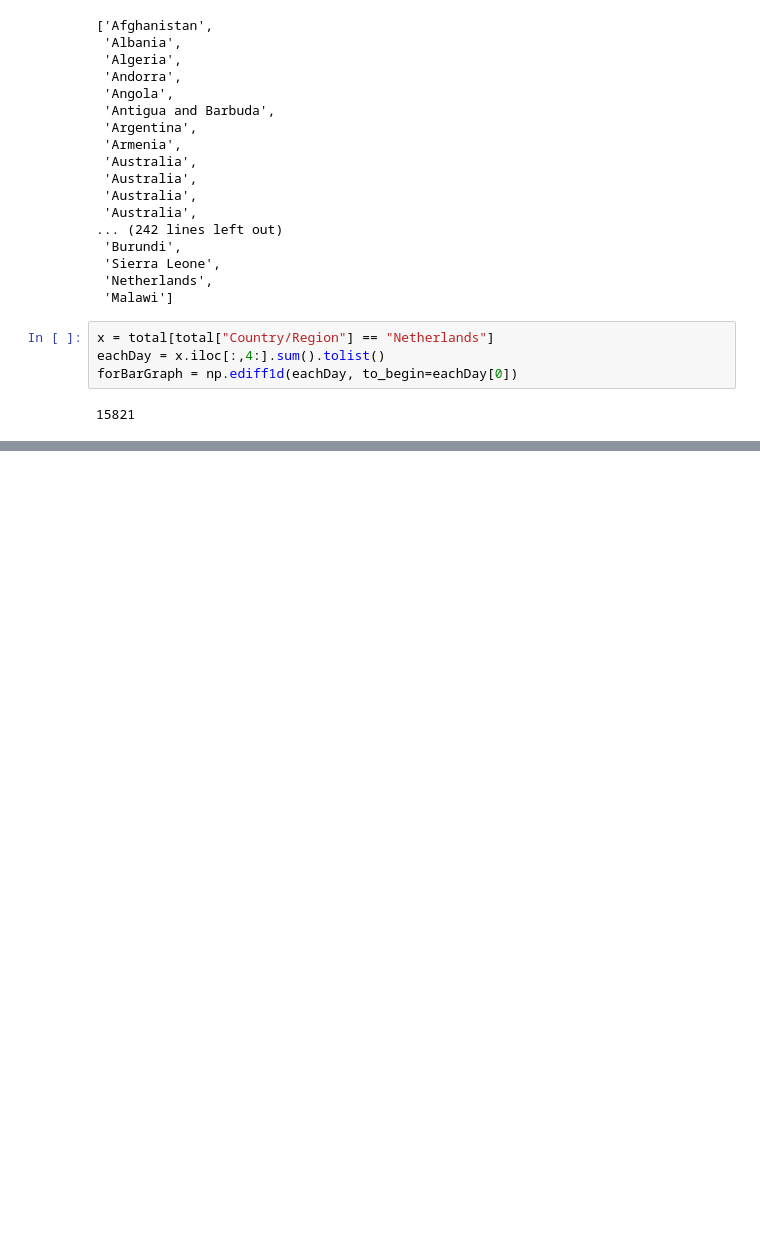
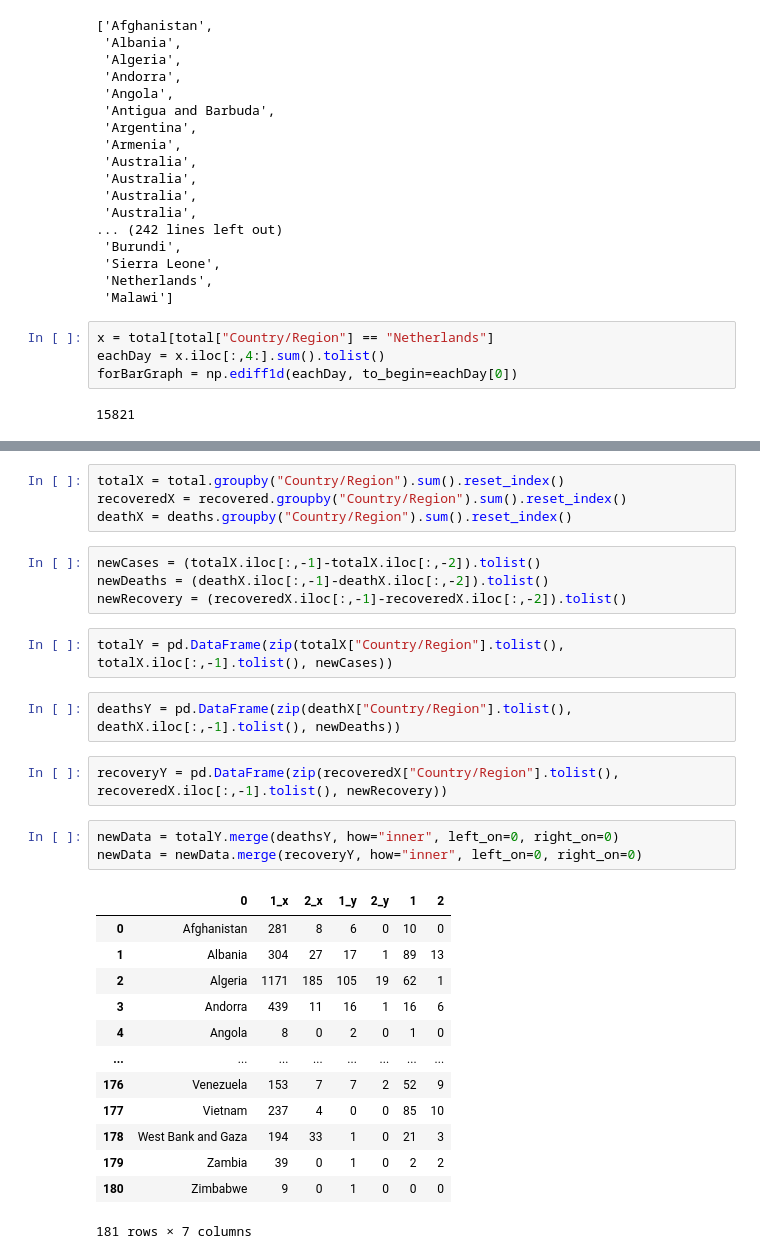
Before and after one commit to Ritik1908/Dash-Covid-19-Dashboard, a Jupyter notebook: Analysis.ipynb, the cells around one changed output, grey strips where cells are left out. Drawn from its saved outputs; the diff is of its cells as text; blank space fills up the shorter version.

Commit message:
Table Wise Record Added

```diff
--- a/Analysis.ipynb
+++ b/Analysis.ipynb
@@ -153,0 +106,31 @@ deaths
+# %%
+totalX = total.groupby("Country/Region").sum().reset_index()
+recoveredX = recovered.groupby("Country/Region").sum().reset_index()
+deathX = deaths.groupby("Country/Region").sum().reset_index()
+# %%
+newCases = (totalX.iloc[:,-1]-totalX.iloc[:,-2]).tolist()
+newDeaths = (deathX.iloc[:,-1]-deathX.iloc[:,-2]).tolist()
+newRecovery = (recoveredX.iloc[:,-1]-recoveredX.iloc[:,-2]).tolist()
+# %%
+totalY = pd.DataFrame(zip(totalX["Country/Region"].tolist(), totalX.iloc[:,-1].tolist(), newCases))
+# %%
+deathsY = pd.DataFrame(zip(deathX["Country/Region"].tolist(), deathX.iloc[:,-1].tolist(), newDeaths))
+# %%
+recoveryY = pd.DataFrame(zip(recoveredX["Country/Region"].tolist(), recoveredX.iloc[:,-1].tolist(), newRecovery))
+# %%
+newData = totalY.merge(deathsY, how="inner", left_on=0, right_on=0)
+newData = newData.merge(recoveryY, how="inner", left_on=0, right_on=0)
+# %% [output]
+|  | 0 | 1_x | 2_x | 1_y | 2_y | 1 | 2 |
+| 0 | Afghanistan | 281 | 8 | 6 | 0 | 10 | 0 |
+| 1 | Albania | 304 | 27 | 17 | 1 | 89 | 13 |
+| 2 | Algeria | 1171 | 185 | 105 | 19 | 62 | 1 |
+| 3 | Andorra | 439 | 11 | 16 | 1 | 16 | 6 |
+| 4 | Angola | 8 | 0 | 2 | 0 | 1 | 0 |
+| ... | ... | ... | ... | ... | ... | ... | ... |
+| 176 | Venezuela | 153 | 7 | 7 | 2 | 52 | 9 |
+| 177 | Vietnam | 237 | 4 | 0 | 0 | 85 | 10 |
+| 178 | West Bank and Gaza | 194 | 33 | 1 | 0 | 21 | 3 |
+| 179 | Zambia | 39 | 0 | 1 | 0 | 2 | 2 |
+| 180 | Zimbabwe | 9 | 0 | 1 | 0 | 0 | 0 |
+181 rows × 7 columns
```
Also changed, not shown: parts of 4 cells of this notebook, 2 other files.
